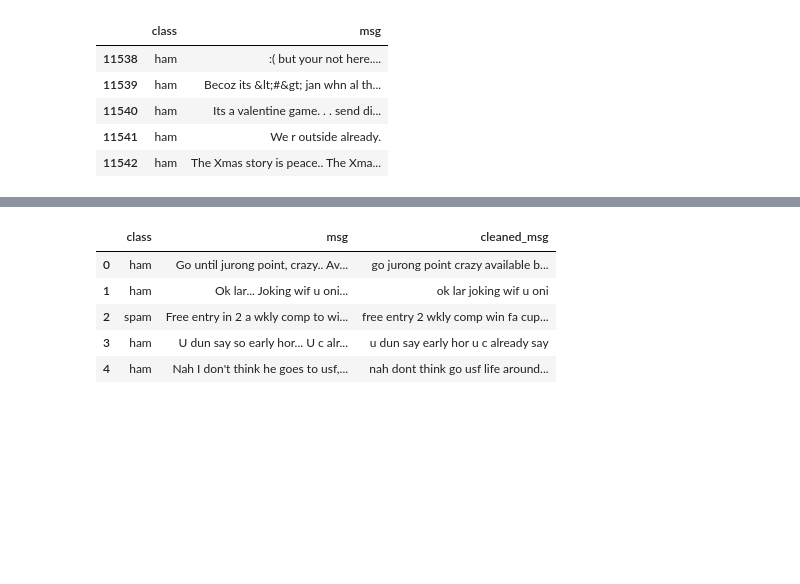
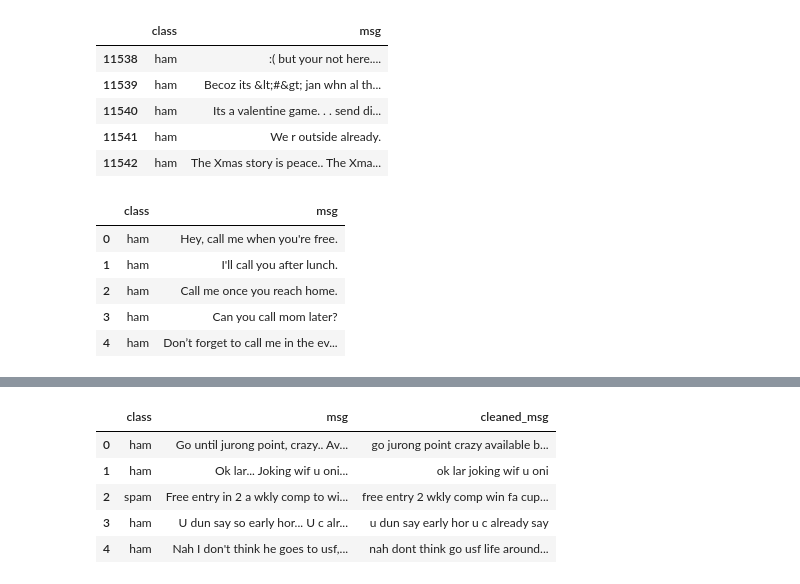
Before and after one commit to Madhav3737/SMS_Spam_detector, a Jupyter notebook: sms_spam.ipynb, the cells around one changed output, grey strips where cells are left out. Drawn from its saved outputs; the diff is of its cells as text; code cells hidden in the pictures; blank space fills up the shorter version.

```diff
--- a/sms_spam.ipynb
+++ b/sms_spam.ipynb
@@ -64,0 +68,11 @@ df.tail()
+# %%
+df3 = pd.read_csv('ham_call_messages.csv')
+df3 = df3[['class','msg']]
+df3.head()
+# %% [output]
+|  | class | msg |
+| 0 | ham | Hey, call me when you're free. |
+| 1 | ham | I'll call you after lunch. |
+| 2 | ham | Call me once you reach home. |
+| 3 | ham | Can you call mom later? |
+| 4 | ham | Don’t forget to call me in the ev... |
```
Also changed, not shown: parts of 17 cells of this notebook, 7 other files.
